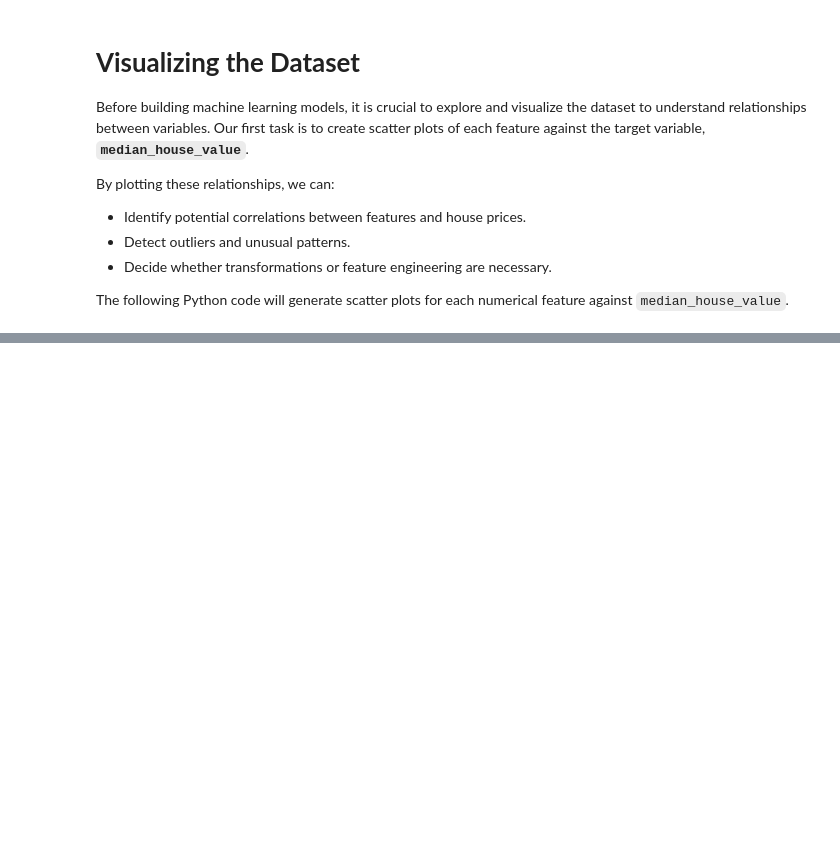
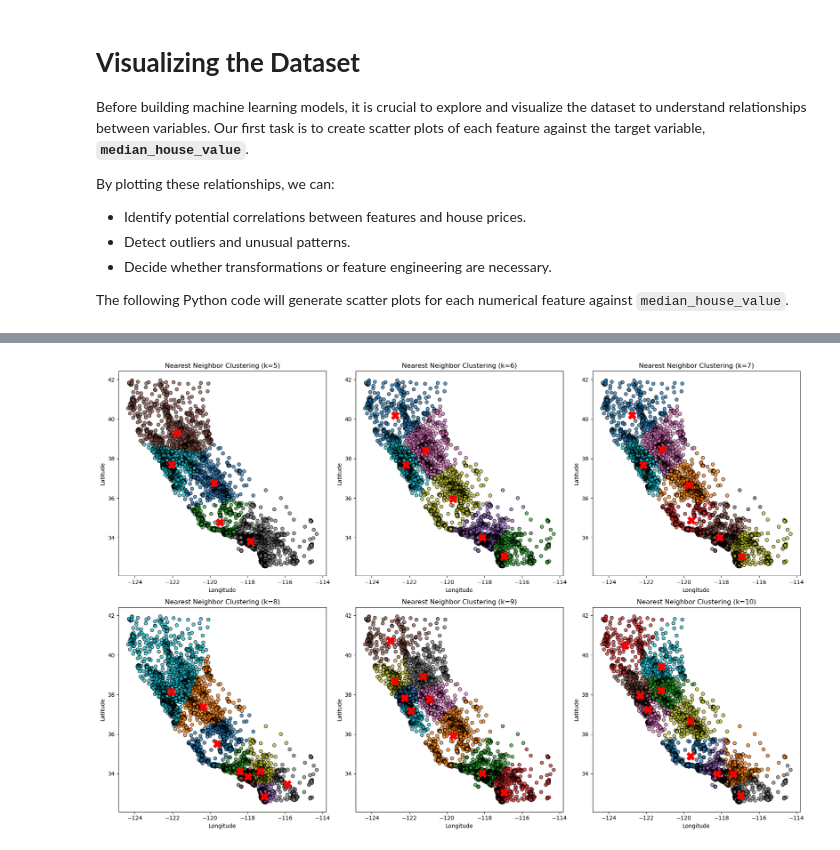
Before and after one commit to armankarshenas/TUMS2025, a Jupyter notebook: lectures/lecture7.ipynb, the cells around one changed output, grey strips where cells are left out. Cells and saved outputs as stored; diff of their text form; code cells hidden in the pictures; blank space fills up the shorter version.

```diff
--- a/lectures/lecture7.ipynb
+++ b/lectures/lecture7.ipynb
@@ -111,14 +110,0 @@ plt.show()
-# %%
-high_value_houses = df[df["median_house_value"] >= 480000]
-# Set up the plots
-plt.figure(figsize=(15, 10))
-
-for i, feature in enumerate(features, 1):
-    plt.subplot(2, 3, i)
-    plt.scatter(high_value_houses[feature], high_value_houses['median_house_value'], alpha=0.5, s=10)
-    plt.xlabel(feature)
-    plt.ylabel("Median House Value")
-    plt.title(f"{feature} vs Median House Value")
-
-plt.tight_layout()
-plt.show()
@@ -138,0 +131,76 @@ plt.show()
+# %%
+import numpy as np
+import matplotlib.pyplot as plt
+
+np.random.seed(42)
+longitude = df.longitude.to_numpy()
+latitude = df.latitude.to_numpy()
+
+# Combine into a feature matrix
+coords = np.column_stack((longitude, latitude))
+
+def euclidean_distance(point1, point2):
+    """Compute Euclidean distance between two points."""
+    return np.sqrt(np.sum((point1 - point2) ** 2))
+
+def initialize_centroids(points, k):
+    """Randomly select k points as initial cluster centers."""
+    indices = np.random.choice(len(points), k, replace=False)
+    return points[indices]
+
+def assign_clusters(points, centroids):
+    """Assign each point to the nearest centroid."""
+    clusters = []
+    for point in points:
+        distances = [euclidean_distance(point, centroid) for centroid in centroids]
+        cluster_idx = np.argmin(distances)
+        clusters.append(cluster_idx)
+    return np.array(clusters)
+
+def update_centroids(points, clusters, k):
+    """Update centroid locations as the mean of assigned points."""
+    new_centroids = []
+    for i in range(k):
+        cluster_points = points[clusters == i]
+        if len(cluster_points) > 0:
+            new_centroids.append(np.mean(cluster_points, axis=0))
+        else:
+            new_centroids.append(points[np.random.randint(len(points))])  # Reinitialize if empty
+    return np.array(new_centroids)
+
+def nearest_neighbor_clustering(points, k, max_iters=100, tol=1e-4):
+    """Perform nearest neighbor clustering from scratch."""
+    centroids = initialize_centroids(points, k)
+    prev_centroids = centroids.copy()
+
+    for _ in range(max_iters):
+        clusters = assign_clusters(points, centroids)
+        centroids = update_centroids(points, clusters, k)
+
+        # Check for convergence (if centroids do not change significantly)
+        if np.all(np.linalg.norm(centroids - prev_centroids, axis=1) < tol):
+            break
+        prev_centroids = centroids.copy()
+
+    return clusters, centroids
+
+def plot_clusters(points, clusters, centroids, k, ax):
+    """Plot clusters and centroids."""
+    ax.scatter(points[:, 0], points[:, 1], c=clusters, cmap="tab10", alpha=0.7, edgecolors="k")
+    ax.scatter(centroids[:, 0], centroids[:, 1], c="red", marker="X", s=200)
+    ax.set_title(f"Nearest Neighbor Clustering (k={k})")
+    ax.set_xlabel("Longitude")
+    ax.set_ylabel("Latitude")
+
+# Run clustering for k=5 to k=10 and plot results
+fig, axes = plt.subplots(2, 3, figsize=(18, 12))
+axes = axes.flatten()
+
+for i, k in enumerate(range(5, 11)):
+    clusters, centroids = nearest_neighbor_clustering(coords, k)
+    plot_clusters(coords, clusters, centroids, k, axes[i])
+
+plt.tight_layout()
+plt.show()
+# %% [output]
+[figure, added]
```
Also changed, not shown: parts of 8 cells of this notebook.
